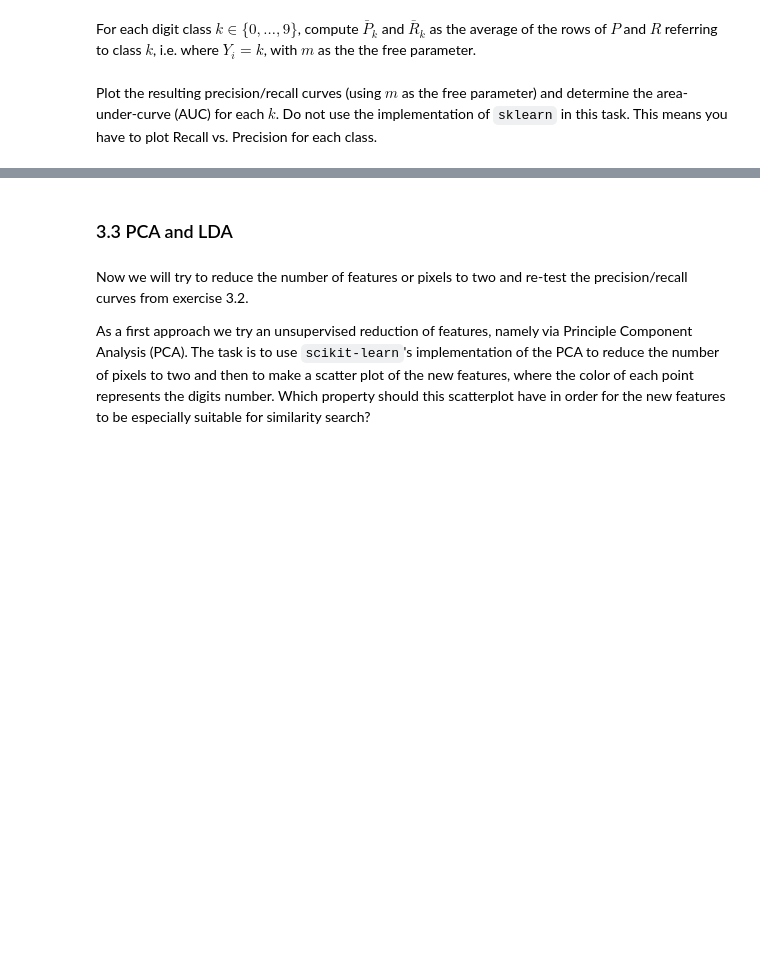
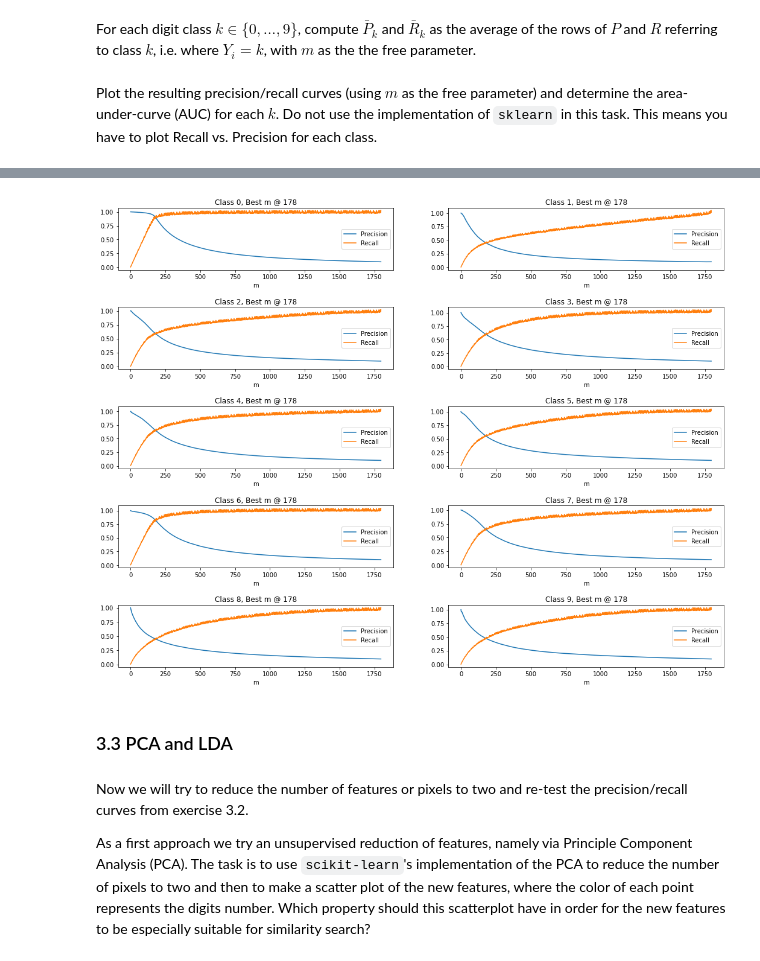
Before and after one commit to YYYasin19/kit-ml-natsc, a Jupyter notebook: Exercise_03/Exercise03.ipynb, the cells around one changed output, grey strips where cells are left out. Drawn from its saved outputs; the diff is of its cells as text; code cells hidden in the pictures; blank space fills up the shorter version.

```diff
--- a/Exercise_03/Exercise03.ipynb
+++ b/Exercise_03/Exercise03.ipynb
@@ -223,3 +247,7 @@ for k in range(0, 10):
+# %%
+plt_precision_recall(Pk_m, Rk_m, target)
+# %% [output]
+[figure, added]
 # %%
 assert dist_xx is not None
 assert dist_xx.shape[0] == 1797 and dist_xx.shape[1] == 1797
```
Also changed, not shown: parts of 7 cells of this notebook.
